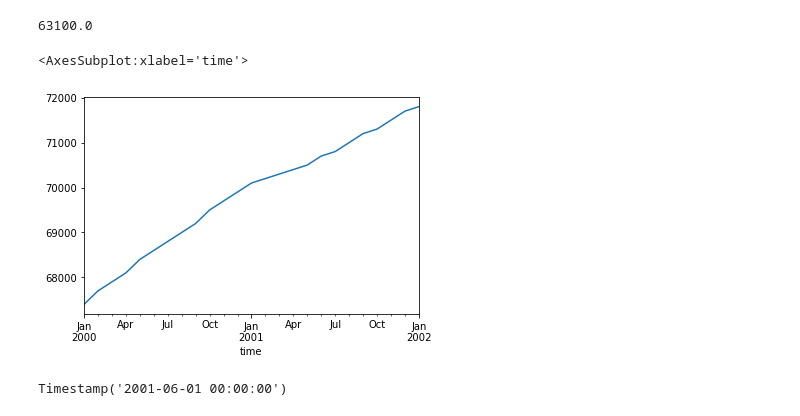
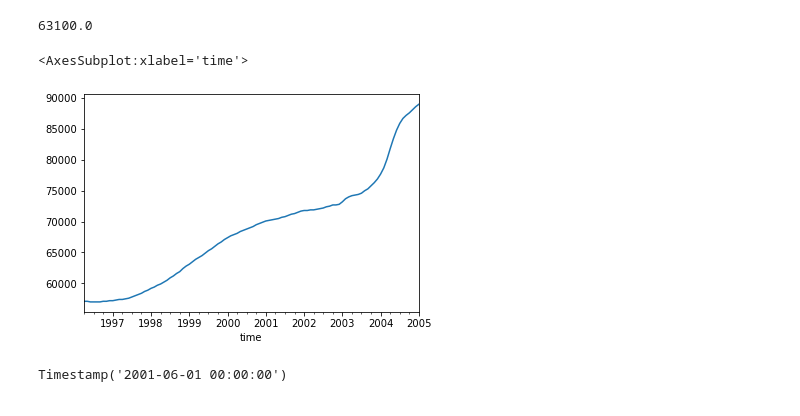
Before and after one commit to kuninethan95/Time_Series_Model, a Jupyter notebook: time-series/starter_notebook.ipynb, the cells around one changed output. Cells and saved outputs as stored; diff of their text form; code cells hidden in the pictures.

```diff
--- a/time-series/starter_notebook.ipynb
+++ b/time-series/starter_notebook.ipynb
@@ -211,10 +212,10 @@ min_value
 # %% [output]
 63100.0
 # %%
-harris_dict_full[77032]['value']['2000-01-01':'2002-01-01'].plot()
+harris_dict_full[77032]['value']['1996-01-01':'2005-01-01'].plot()
 # %% [output]
 <AxesSubplot:xlabel='time'>
-[figure, old version]
+[figure, new version]
 # %%
 min_value_after=(harris_dict_full[77021]['2001-06-01':]['value']>=min_value).idxmin()
 min_value_after
```
Also changed, not shown: parts of 60 cells of this notebook.
